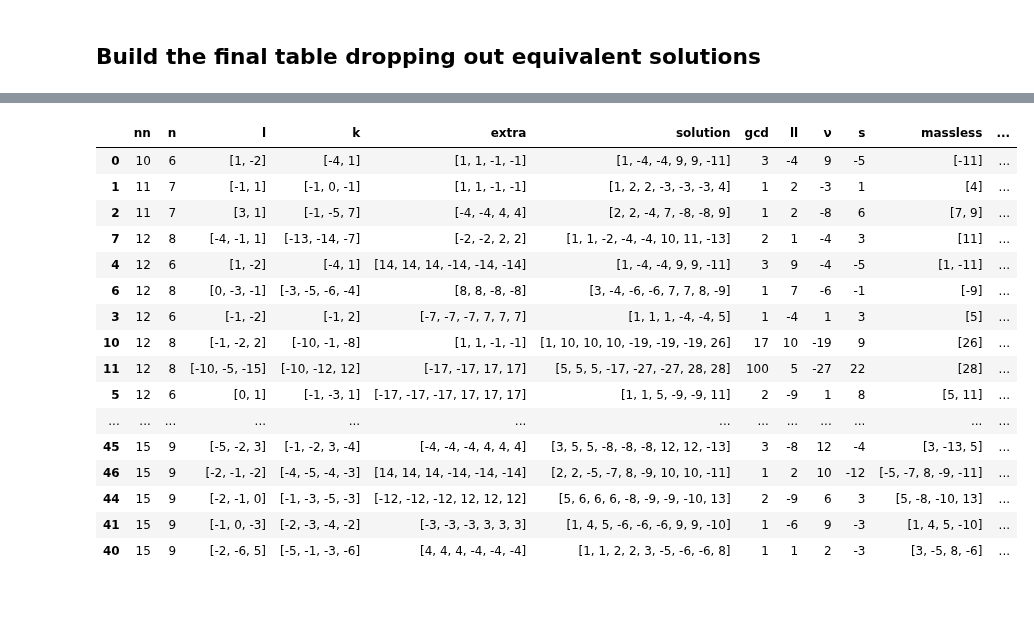
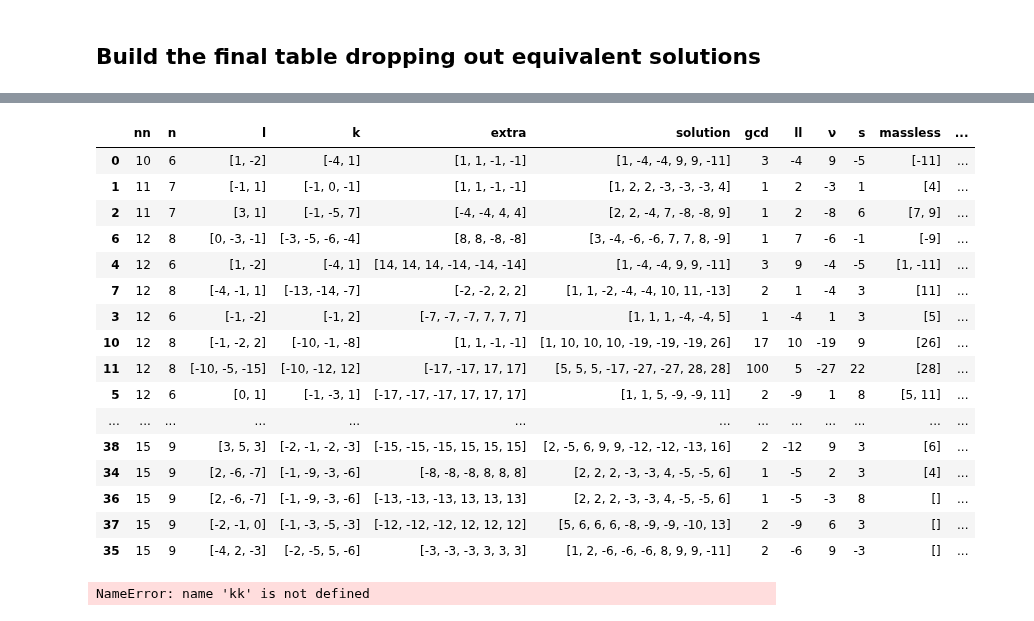
Before and after one commit to LBJ-Wade/anomaly, a Jupyter notebook: DiracSeesaw_Tree_level.ipynb, the cells around one changed output, grey strips where cells are left out. Saved outputs shown, nothing was run; the diff lists cells and outputs as text; code cells hidden in the pictures.

```diff
--- a/DiracSeesaw_Tree_level.ipynb
+++ b/DiracSeesaw_Tree_level.ipynb
@@ -109,6 +109,7 @@ def tree_level(ll):
             s=l-m
             massless=ms.copy()
             massless=massless+[x for x in rp if x not in r and x not in massless]
+            #print('m,s',massless,s,m,rp)
             #print('ini massless',massless)
             if m in ll and m not in rp:
                 massless.remove(m)
@@ -116,6 +117,7 @@ def tree_level(ll):
                 massless=extract_Dirac_and_Majorana(massless,s)
                 slt={'[l,ν,s,m_in,m_out]':[l,ν,s,m,0],'massless':massless}
             else:
+                massless=extract_Dirac_and_Majorana(massless,s)
                 slt={'[l,ν,s,m_in,m_out]':[l,ν,s,0,m],'massless':massless}
 
             if len(massless)>0:
@@ -129,6 +131,7 @@ assert extract_Dirac_and_Majorana([2,6,4,3],8)==[3]
 assert best_higgs_singlet([1,-11,9])==(2, [])
 assert tree_level([1, -4, -4, 9, 9,7,7,7,-11])[0]['[l,ν,s,m_in,m_out]']==[-4, 7, -3, 0, -1]
 assert tree_level([ -4, -4,-4, 9, 9,9])[0]['sp']==None
+assert not tree_level([1, 1, -3, -4, 6, 6, -7])[0]['sp_massless']
 # %% [markdown]
 ### Initialize filtered solutions
 # %%
@@ -210,6 +213,9 @@ for k  in ['D_msls','M_msls','nl','nν','nr','rptd']:
     cl[k]=cl[k].astype(int)
 # %%
 cl=cl.sort_values(['n','smax','D_msls','rptd','nl','nν','nr']).reset_index(drop=True)
+# %%
+cl['sltn']=cl['solution'].astype(str)
+ds['sltn']=ds['solution'].astype(str)
 # %% [markdown]
 ## Build the final table dropping out equivalent solutions
 # %%
@@ -280,49 +273,49 @@ for i in fl.index:
         k=[d for d in fl.loc[i,'tree_level'] if len(d.get('massless'))==fl.loc[i,'D_msls']]
         if len(k)>0:
             dk=k[0]
             it=getit(it,dk)
             it['nn']=it['n']+len(it['extra'])
             tm=tm.append(it,ignore_index=True)
 
 
 for k in ['nn','gcd','ll','ν','s','n','D_msls','rptd','nl','nν','nr','M_msls']:
     tm[k]=tm[k].astype(int)
 tm['nsmax']=tm.apply(lambda row: np.abs(row['extra']+row['solution']).max(),axis='columns' )
 tm['lextra']=tm['extra'].apply(len)
 tm=tm.sort_values(['nn','n','nsmax']).reset_index(drop=True)
 
 #Delete equivalent solutions
 tm['Q']=True
-sltns={'[3, -4, 8, -9]': [3, -4, -6, -6, 7, 7, 8, -9],
-        '[1, -4, -9]':[1, -4, 5, 5, -9, -9, -9, 10, 10],
-        '[1, -5, 8, -17, 21]':[1, -5, 8, 12, 12, -16, -16, -17, 21],
-        '[25, 29]': [9, 9, -24, -24, -24, 25, 29],
-        '[13, 23]':[5, 5, 5, 13, -17, -17, -17, 23],
-        '[-4, 6, -10, 12]':[3, 3, -4, 6, -10, -11, -11, 12, 12]
+sltns={#'[3, -4, 8, -9]': [3, -4, -6, -6, 7, 7, 8, -9],
+       #'[1, -4, -9]':[1, -4, 5, 5, -9, -9, -9, 10, 10],
+       #'[1, -5, 8, -17, 21]':[1, -5, 8, 12, 12, -16, -16, -17, 21],
+       # '[25, 29]': [9, 9, -24, -24, -24, 25, 29],
+       # '[13, 23]':[5, 5, 5, 13, -17, -17, -17, 23]#,
+       #'[-4, 6, -10, 12]':[3, 3, -4, 6, -10, -11, -11, 12, 12]
       }
 for k in sltns.keys():
     iq=tm[((tm['solution'].astype(str)==str(sltns[k])) &  (tm['massless'].astype(str)==k)
           )].index[0] #unstable dark matter
     tm.loc[iq,'Q']=False
 
 tm=tm[tm['Q']].reset_index(drop=True).drop('Q',axis='columns')
 tm[['nn','n','l','k','extra','solution','gcd','ll','ν','s','massless','sp','M_msls','rptd','nl','nν','nr','D_msls']
   ].sort_values(['nn','M_msls','rptd','nl','nν','nr'])#.loc[[0,4]]#.loc[[0,4]]
 # %% [output]
 |  | nn | n | l | k | extra | solution | gcd | ll | ν | s | massless | ... |
 | 0 | 10 | 6 | [1, -2] | [-4, 1] | [1, 1, -1, -1] | [1, -4, -4, 9, 9, -11] | 3 | -4 | 9 | -5 | [-11] | ... |
 | 1 | 11 | 7 | [-1, 1] | [-1, 0, -1] | [1, 1, -1, -1] | [1, 2, 2, -3, -3, -3, 4] | 1 | 2 | -3 | 1 | [4] | ... |
 | 2 | 11 | 7 | [3, 1] | [-1, -5, 7] | [-4, -4, 4, 4] | [2, 2, -4, 7, -8, -8, 9] | 1 | 2 | -8 | 6 | [7, 9] | ... |
+| 6 | 12 | 8 | [0, -3, -1] | [-3, -5, -6, -4] | [8, 8, -8, -8] | [3, -4, -6, -6, 7, 7, 8, -9] | 1 | 7 | -6 | -1 | [-9] | ... |
+| 4 | 12 | 6 | [1, -2] | [-4, 1] | [14, 14, 14, -14, -14, -14] | [1, -4, -4, 9, 9, -11] | 3 | 9 | -4 | -5 | [1, -11] | ... |
 | 7 | 12 | 8 | [-4, -1, 1] | [-13, -14, -7] | [-2, -2, 2, 2] | [1, 1, -2, -4, -4, 10, 11, -13] | 2 | 1 | -4 | 3 | [11] | ... |
-| 4 | 12 | 6 | [1, -2] | [-4, 1] | [14, 14, 14, -14, -14, -14] | [1, -4, -4, 9, 9, -11] | 3 | 9 | -4 | -5 | [1, -11] | ... |
-| 6 | 12 | 8 | [0, -3, -1] | [-3, -5, -6, -4] | [8, 8, -8, -8] | [3, -4, -6, -6, 7, 7, 8, -9] | 1 | 7 | -6 | -1 | [-9] | ... |
 | 3 | 12 | 6 | [-1, -2] | [-1, 2] | [-7, -7, -7, 7, 7, 7] | [1, 1, 1, -4, -4, 5] | 1 | -4 | 1 | 3 | [5] | ... |
 | 10 | 12 | 8 | [-1, -2, 2] | [-10, -1, -8] | [1, 1, -1, -1] | [1, 10, 10, 10, -19, -19, -19, 26] | 17 | 10 | -19 | 9 | [26] | ... |
 | 11 | 12 | 8 | [-10, -5, -15] | [-10, -12, 12] | [-17, -17, 17, 17] | [5, 5, 5, -17, -27, -27, 28, 28] | 100 | 5 | -27 | 22 | [28] | ... |
 | 5 | 12 | 6 | [0, 1] | [-1, -3, 1] | [-17, -17, -17, 17, 17, 17] | [1, 1, 5, -9, -9, 11] | 2 | -9 | 1 | 8 | [5, 11] | ... |
 | ... | ... | ... | ... | ... | ... | ... | ... | ... | ... | ... | ... | ... |
-| 45 | 15 | 9 | [-5, -2, 3] | [-1, -2, 3, -4] | [-4, -4, -4, 4, 4, 4] | [3, 5, 5, -8, -8, -8, 12, 12, -13] | 3 | -8 | 12 | -4 | [3, -13, 5] | ... |
-| 46 | 15 | 9 | [-2, -1, -2] | [-4, -5, -4, -3] | [14, 14, 14, -14, -14, -14] | [2, 2, -5, -7, 8, -9, 10, 10, -11] | 1 | 2 | 10 | -12 | [-5, -7, 8, -9, -11] | ... |
-| 44 | 15 | 9 | [-2, -1, 0] | [-1, -3, -5, -3] | [-12, -12, -12, 12, 12, 12] | [5, 6, 6, 6, -8, -9, -9, -10, 13] | 2 | -9 | 6 | 3 | [5, -8, -10, 13] | ... |
-| 41 | 15 | 9 | [-1, 0, -3] | [-2, -3, -4, -2] | [-3, -3, -3, 3, 3, 3] | [1, 4, 5, -6, -6, -6, 9, 9, -10] | 1 | -6 | 9 | -3 | [1, 4, 5, -10] | ... |
-| 40 | 15 | 9 | [-2, -6, 5] | [-5, -1, -3, -6] | [4, 4, 4, -4, -4, -4] | [1, 1, 2, 2, 3, -5, -6, -6, 8] | 1 | 1 | 2 | -3 | [3, -5, 8, -6] | ... |
+| 38 | 15 | 9 | [3, 5, 3] | [-2, -1, -2, -3] | [-15, -15, -15, 15, 15, 15] | [2, -5, 6, 9, 9, -12, -12, -13, 16] | 2 | -12 | 9 | 3 | [6] | ... |
+| 34 | 15 | 9 | [2, -6, -7] | [-1, -9, -3, -6] | [-8, -8, -8, 8, 8, 8] | [2, 2, 2, -3, -3, 4, -5, -5, 6] | 1 | -5 | 2 | 3 | [4] | ... |
+| 36 | 15 | 9 | [2, -6, -7] | [-1, -9, -3, -6] | [-13, -13, -13, 13, 13, 13] | [2, 2, 2, -3, -3, 4, -5, -5, 6] | 1 | -5 | -3 | 8 | [] | ... |
+| 37 | 15 | 9 | [-2, -1, 0] | [-1, -3, -5, -3] | [-12, -12, -12, 12, 12, 12] | [5, 6, 6, 6, -8, -9, -9, -10, 13] | 2 | -9 | 6 | 3 | [] | ... |
+| 35 | 15 | 9 | [-4, 2, -3] | [-2, -5, 5, -6] | [-3, -3, -3, 3, 3, 3] | [1, 2, -6, -6, -6, 8, 9, 9, -11] | 2 | -6 | 9 | -3 | [] | ... |
@@ -329,3 +324,7 @@ tm[['nn','n','l','k','extra','solution','gcd','ll','ν','s','massless','sp','M_m
+# %%
+kk
+# %% [output]
+NameError: name 'kk' is not defined
 # %%
 kk=tm[['nn','l','k','extra','solution','gcd','ll','ν','s','massless','sp','D_msls','rptd','nl','nν','nr','M_msls']].reset_index(drop=True)
 kk['sltn']=kk['solution'].astype(str)
```
Also changed, not shown: parts of 14 cells of this notebook, 1 other file.
